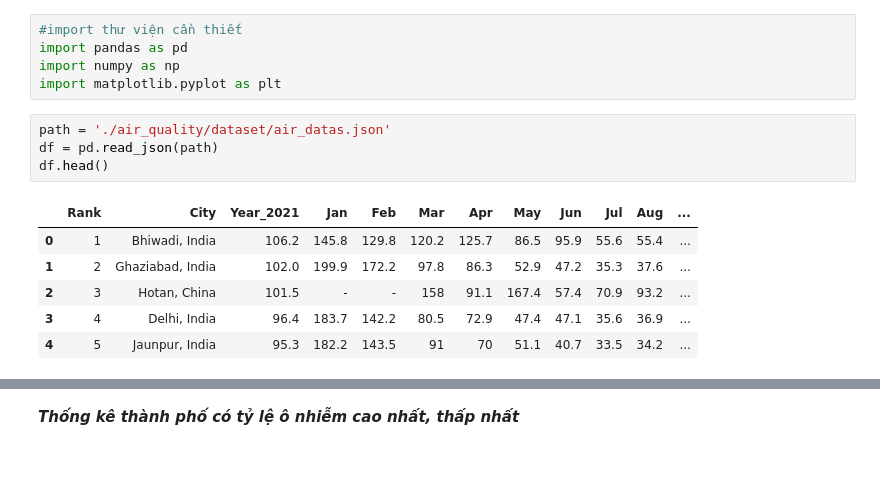
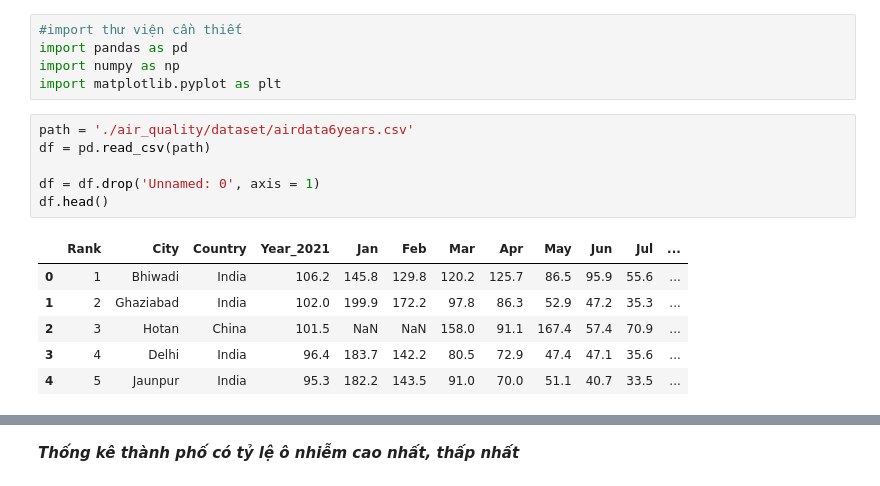
Before and after one commit to yakhimm/NMKHDL_20, a Jupyter notebook: Question 1.ipynb, the cells around one changed output, grey strips where cells are left out. Drawn from its saved outputs; the diff is of its cells as text.

```diff
--- a/Question 1.ipynb
+++ b/Question 1.ipynb
@@ -8,13 +8,15 @@ import pandas as pd
 import numpy as np
 import matplotlib.pyplot as plt
 # %%
-path = './air_quality/dataset/air_datas.json'
-df = pd.read_json(path)
+path = './air_quality/dataset/airdata6years.csv'
+df = pd.read_csv(path)
+
+df = df.drop('Unnamed: 0', axis = 1)
 df.head()
 # %% [output]
-|  | Rank | City | Year_2021 | Jan | Feb | Mar | Apr | May | Jun | Jul | Aug | ... |
-| 0 | 1 | Bhiwadi, India | 106.2 | 145.8 | 129.8 | 120.2 | 125.7 | 86.5 | 95.9 | 55.6 | 55.4 | ... |
-| 1 | 2 | Ghaziabad, India | 102.0 | 199.9 | 172.2 | 97.8 | 86.3 | 52.9 | 47.2 | 35.3 | 37.6 | ... |
-| 2 | 3 | Hotan, China | 101.5 | - | - | 158 | 91.1 | 167.4 | 57.4 | 70.9 | 93.2 | ... |
-| 3 | 4 | Delhi, India | 96.4 | 183.7 | 142.2 | 80.5 | 72.9 | 47.4 | 47.1 | 35.6 | 36.9 | ... |
-| 4 | 5 | Jaunpur, India | 95.3 | 182.2 | 143.5 | 91 | 70 | 51.1 | 40.7 | 33.5 | 34.2 | ... |
+|  | Rank | City | Country | Year_2021 | Jan | Feb | Mar | Apr | May | Jun | Jul | ... |
+| 0 | 1 | Bhiwadi | India | 106.2 | 145.8 | 129.8 | 120.2 | 125.7 | 86.5 | 95.9 | 55.6 | ... |
+| 1 | 2 | Ghaziabad | India | 102.0 | 199.9 | 172.2 | 97.8 | 86.3 | 52.9 | 47.2 | 35.3 | ... |
+| 2 | 3 | Hotan | China | 101.5 | NaN | NaN | 158.0 | 91.1 | 167.4 | 57.4 | 70.9 | ... |
+| 3 | 4 | Delhi | India | 96.4 | 183.7 | 142.2 | 80.5 | 72.9 | 47.4 | 47.1 | 35.6 | ... |
+| 4 | 5 | Jaunpur | India | 95.3 | 182.2 | 143.5 | 91.0 | 70.0 | 51.1 | 40.7 | 33.5 | ... |
```
Also changed, not shown: parts of 2 cells of this notebook.
